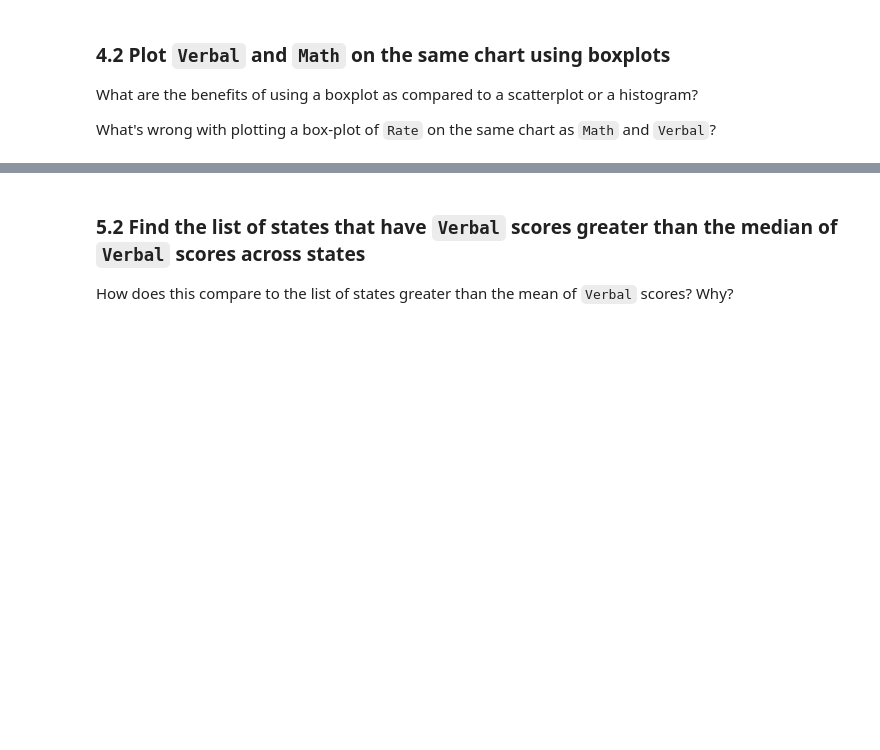
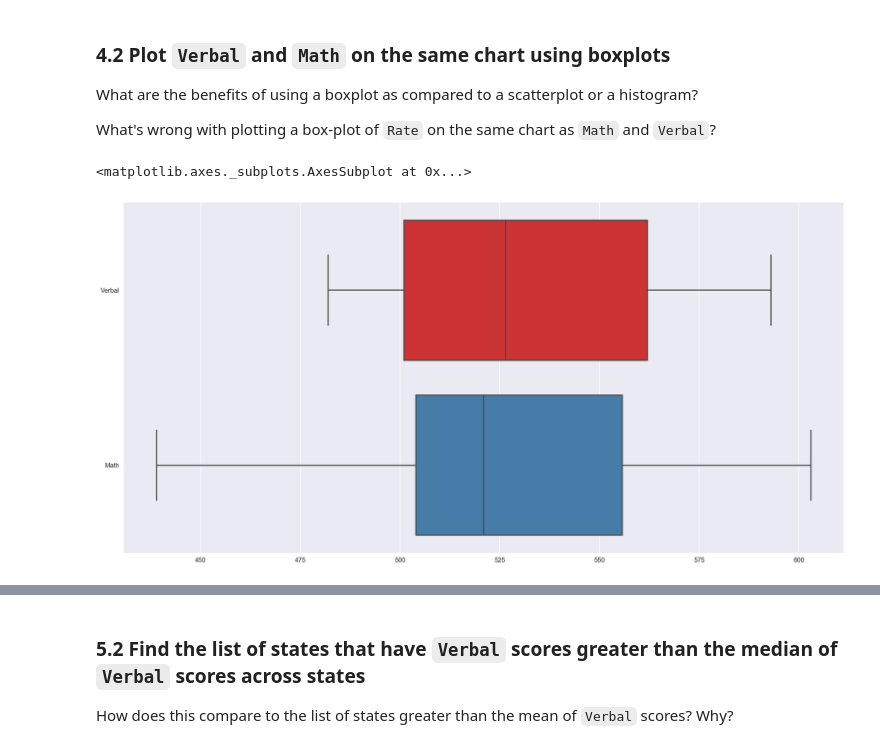
Before and after one commit to guangyic/project2, a Jupyter notebook: CHUA_Guangyi_Project2.ipynb, the cells around one changed output, grey strips where cells are left out. Saved outputs shown, nothing was run; the diff lists cells and outputs as text; code cells hidden in the pictures; blank space fills up the shorter version.

```diff
--- a/CHUA_Guangyi_Project2.ipynb
+++ b/CHUA_Guangyi_Project2.ipynb
@@ -297,3 +305,9 @@ http://pandas.pydata.org/pandas-docs/stable/visualization.html
 What are the benefits of using a boxplot as compared to a scatterplot or a histogram?
 
 What's wrong with plotting a box-plot of `Rate` on the same chart as `Math` and `Verbal`?
+# %%
+fig, ax = plt.subplots(figsize=(20,10))
+sns.boxplot(data=dict_sub_mv, orient="h", palette="Set1")
+# %% [output]
+<matplotlib.axes._subplots.AxesSubplot at 0x...>
+[figure, added]
```
Also changed, not shown: parts of 9 cells of this notebook.
